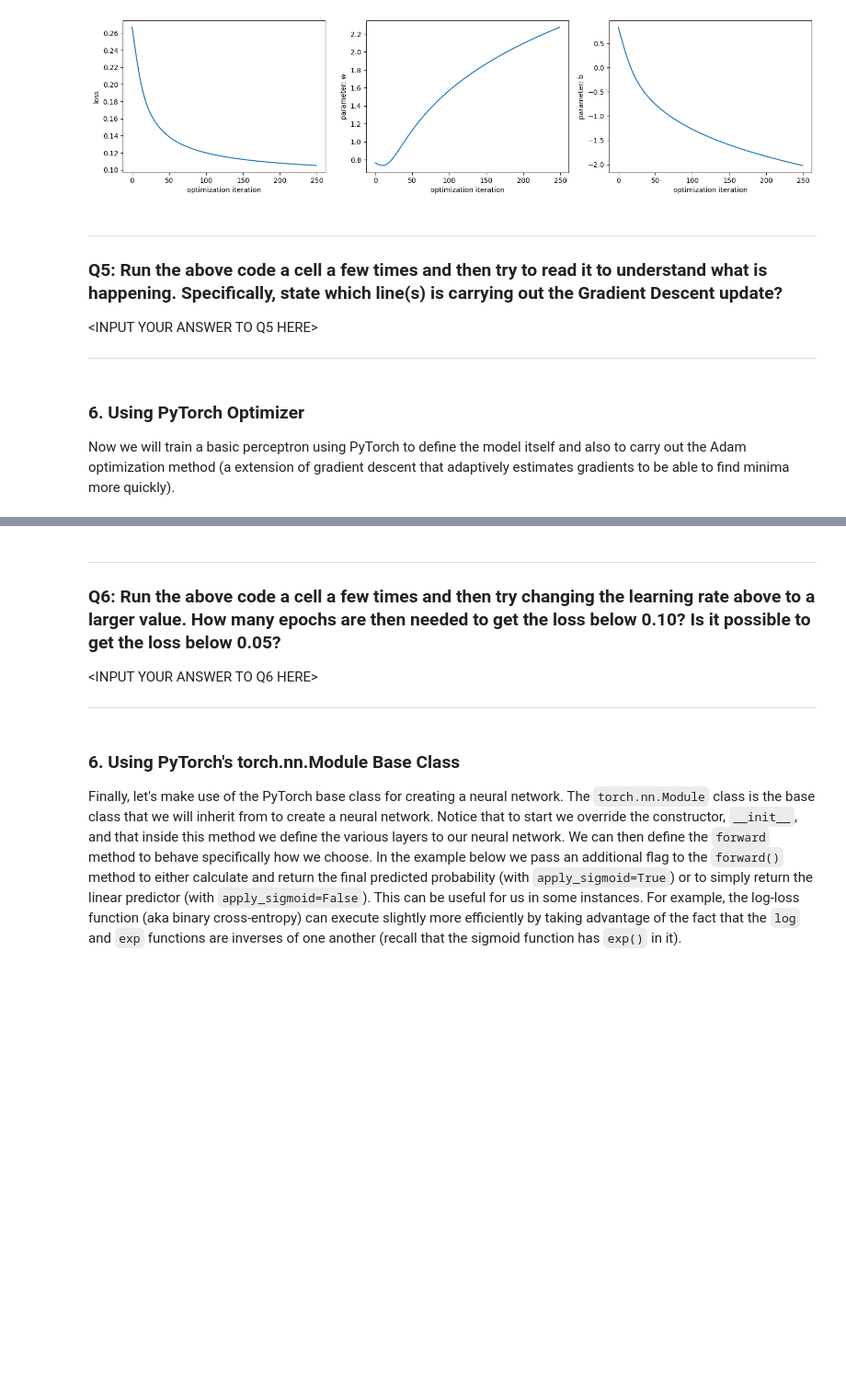
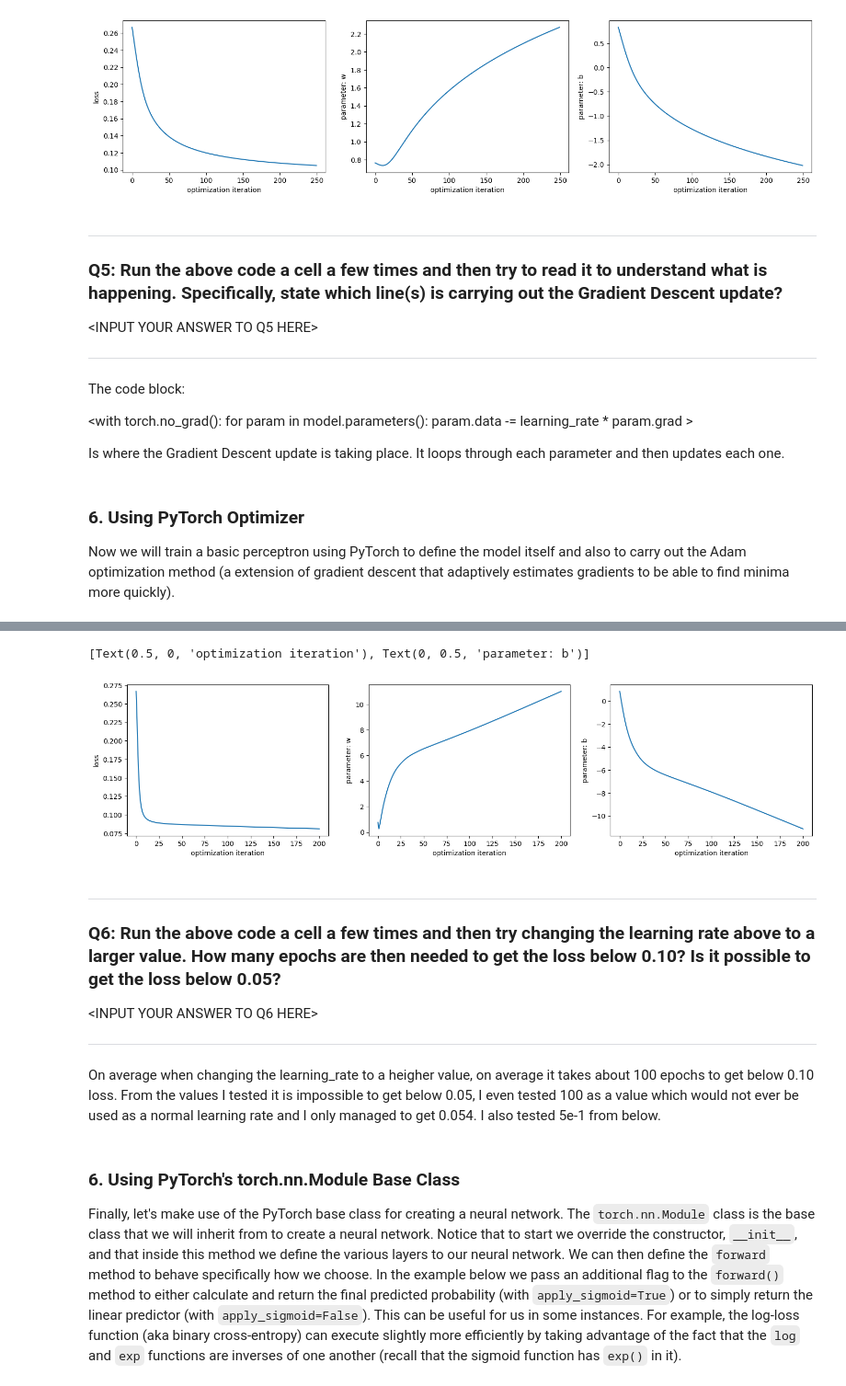
Before and after one commit to ZSCode768/cs3120-assign7, a Jupyter notebook: neural_net_from_scratch.ipynb, the cells around one changed output, grey strips where cells are left out. Shown: that part at 92% size. Saved outputs shown, nothing was run; the diff lists cells and outputs as text; code cells hidden in the pictures; blank space fills up the shorter version.

```diff
--- a/neural_net_from_scratch.ipynb
+++ b/neural_net_from_scratch.ipynb
@@ -436,6 +436,14 @@ parameter values after training:
 
 \<INPUT YOUR ANSWER TO Q5 HERE\>
 ***
+
+The code block:
+
+  <with torch.no_grad():
+        for param in model.parameters():
+            param.data -= learning_rate * param.grad >
+
+Is where the Gradient Descent update is taking place.  It loops through each parameter and then updates each one.
 # %% [markdown]
 ### 6. Using PyTorch Optimizer
 
@@ -456,7 +464,7 @@ model = torch.nn.Sequential(
 loss_fn = torch.nn.MSELoss()
 #loss_fn = torch.nn.BCELoss()
 
-learning_rate = 0.05
+learning_rate = 5e-1
 optimizer = torch.optim.Adam(model.parameters(), lr=learning_rate)
 
 losses = []
@@ -494,3 +502,4 @@ ax2.plot(range(0,len(params)), [parm[0] for parm in params])
 ax2.set(xlabel="optimization iteration", ylabel="parameter: w")
 ax3.plot(range(0,len(params)), [parm[1] for parm in params])
 ax3.set(xlabel="optimization iteration", ylabel="parameter: b")
+# %% [output]
@@ -497,9 +514,12 @@ ax3.set(xlabel="optimization iteration", ylabel="parameter: b")
+[Text(0.5, 0, 'optimization iteration'), Text(0, 0.5, 'parameter: b')]
+[figure, added]
 # %% [markdown]
 ***
 ### Q6: Run the above code a cell a few times and then try changing the learning rate above to a larger value. How many epochs are then needed to get the loss below 0.10? Is it possible to get the loss below 0.05?
 
 \<INPUT YOUR ANSWER TO Q6 HERE\>
 ***
+On average when changing the learning_rate to a heigher value, on average it takes about 100 epochs to get below 0.10 loss.  From the values I tested it is impossible to get below 0.05, I even tested 100 as a value which would not ever be used as a normal learning rate and I only managed to get 0.054. I also tested 5e-1 from below.
 # %% [markdown]
 
 ### 6. Using PyTorch's torch.nn.Module Base Class
```
Also changed, not shown: parts of 2 cells of this notebook.
